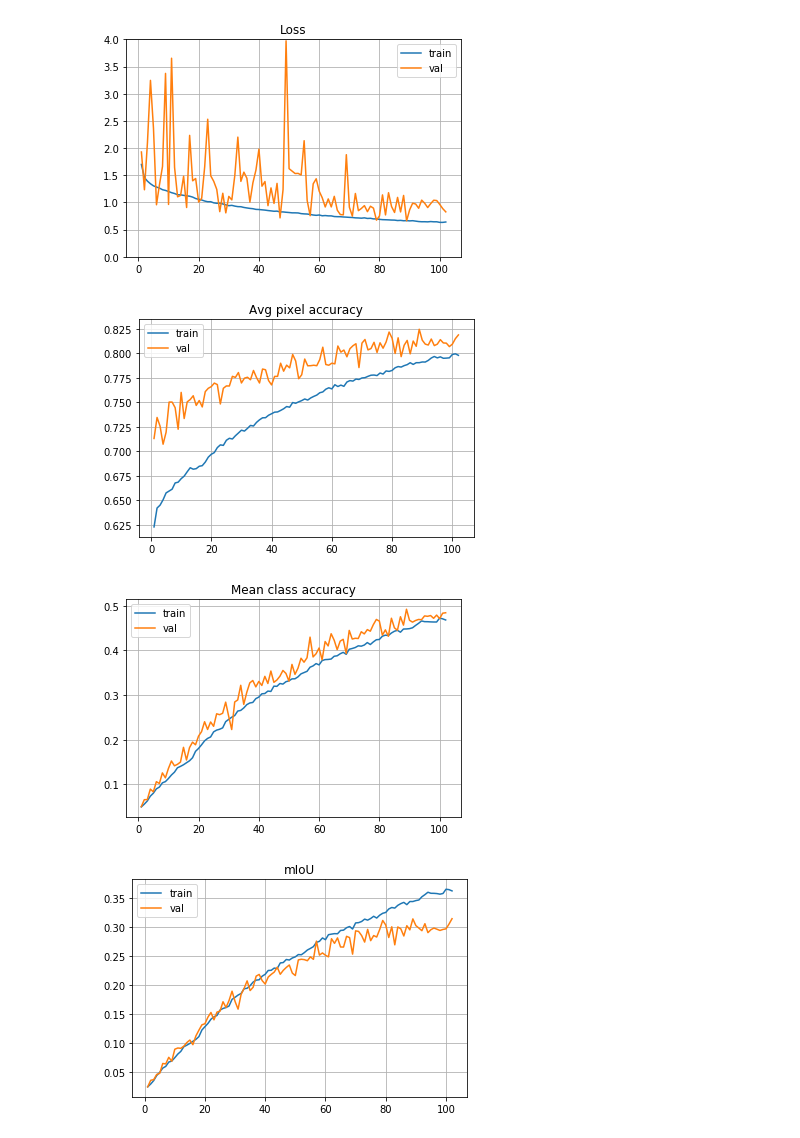
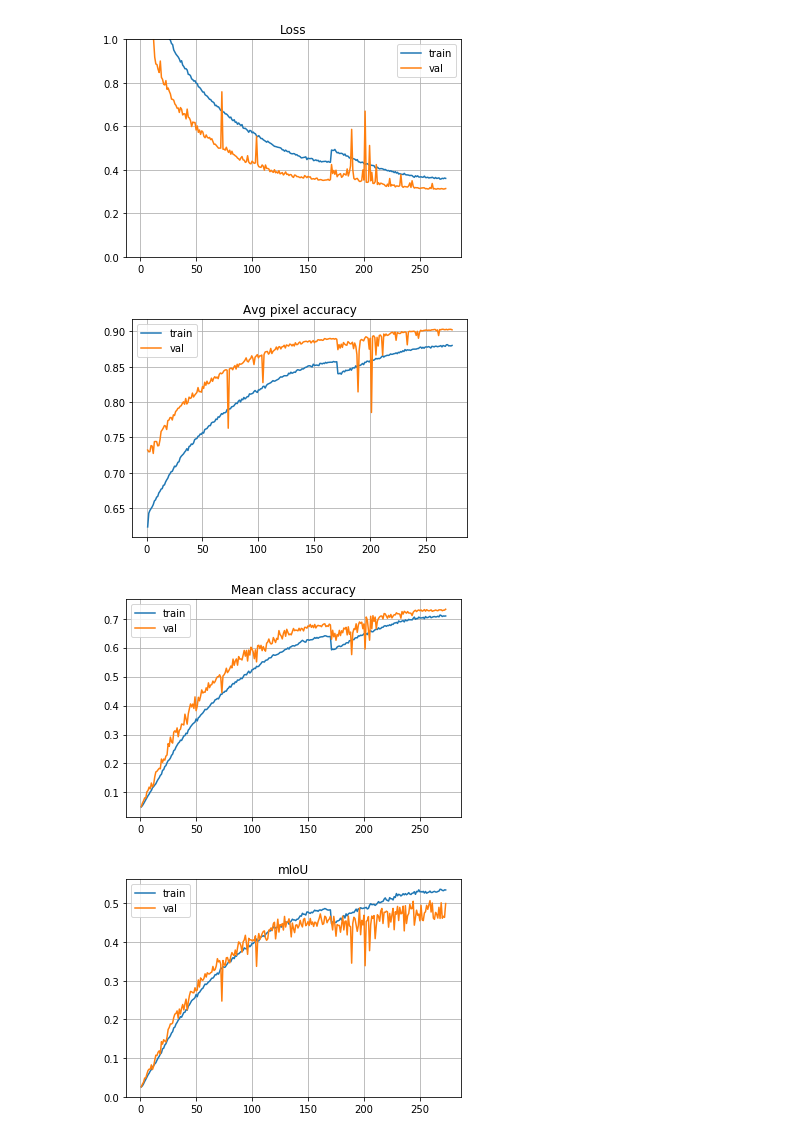
Before and after one commit to wenliangdai/msc-project, a Jupyter notebook: visualisation.ipynb, the cells around one changed output. Drawn from its saved outputs; the diff is of its cells as text; code cells hidden in the pictures.

```diff
--- a/visualisation.ipynb
+++ b/visualisation.ipynb
@@ -60,9 +60,9 @@ def draw_im(folder, im_list):
         plt.title(im)
         plt.imshow(image)
 # %%
-draw('results', loss_range=[0,4])
+draw('results_sbd', loss_range=[0,1])
 # %% [output]
-[figure, old version]
+[figure, new version]
-[figure, old version]
+[figure, new version]
-[figure, old version]
+[figure, new version]
-[figure, old version]
+[figure, new version]
```
Also changed, not shown: parts of 5 cells of this notebook, 6 other files.
